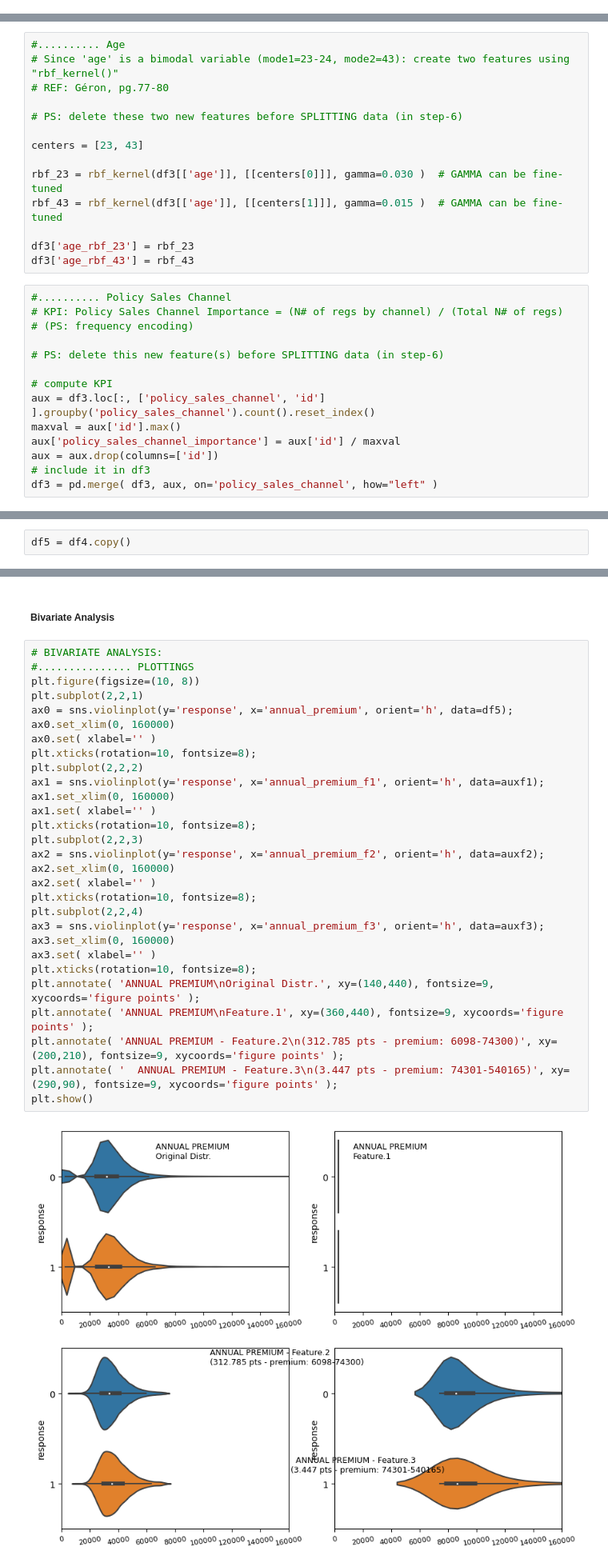
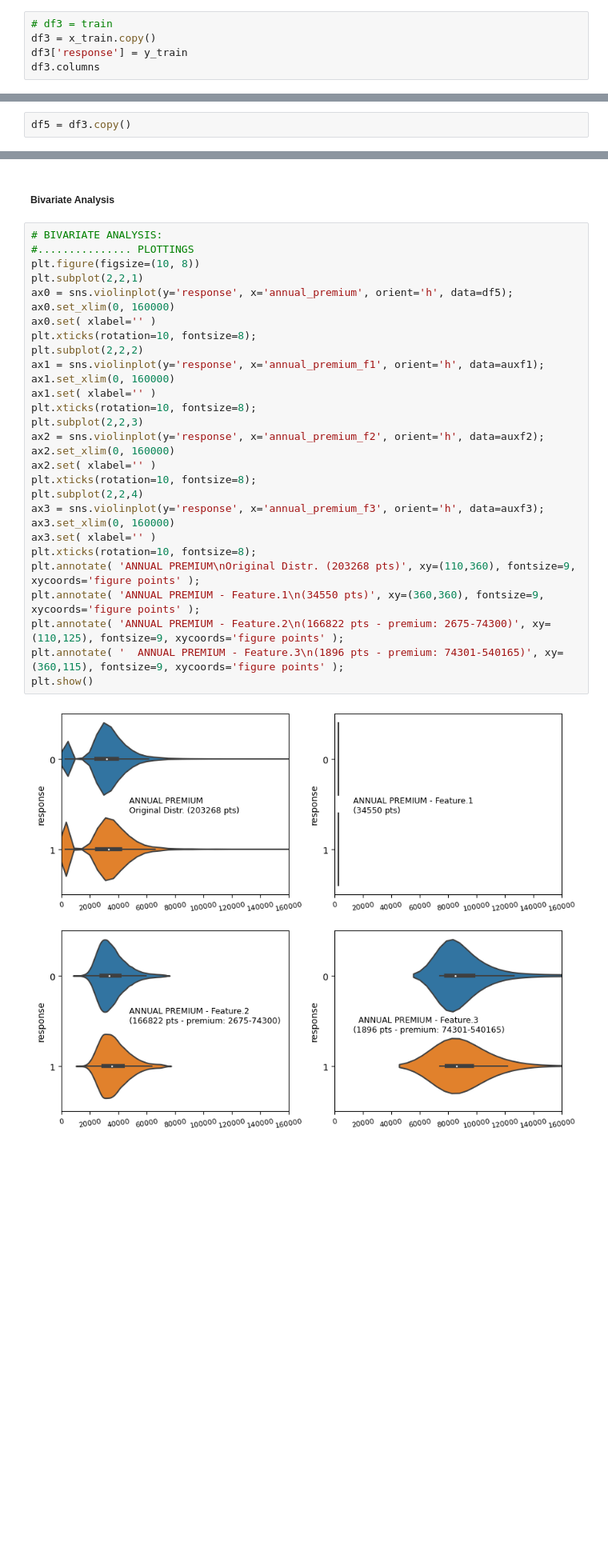
Before and after one commit to manoelmendonca/health_insurance, a Jupyter notebook: notebook/health_insurance.ipynb, the cells around one changed output, grey strips where cells are left out. Shown at 80% size. Saved outputs shown, nothing was run; the diff lists cells and outputs as text; blank space fills up the shorter version.

```diff
--- a/notebook/health_insurance.ipynb
+++ b/notebook/health_insurance.ipynb
@@ -459,0 +465,5 @@ Index(['id', 'gender', 'age', 'driving_license', 'region_code',
+# %%
+# df3 = train
+df3 = x_train.copy()
+df3['response'] = y_train
+df3.columns
@@ -516,31 +768,3 @@ aux
-# %%
-#.......... Age
-# Since 'age' is a bimodal variable (mode1=23-24, mode2=43): create two features using "rbf_kernel()"
-# REF: Géron, pg.77-80
-
-# PS: delete these two new features before SPLITTING data (in step-6)
-
-centers = [23, 43]
-
-rbf_23 = rbf_kernel(df3[['age']], [[centers[0]]], gamma=0.030 )  # GAMMA can be fine-tuned
-rbf_43 = rbf_kernel(df3[['age']], [[centers[1]]], gamma=0.015 )  # GAMMA can be fine-tuned
-
-df3['age_rbf_23'] = rbf_23
-df3['age_rbf_43'] = rbf_43
-# %%
-#.......... Policy Sales Channel
-# KPI: Policy Sales Channel Importance = (N# of regs by channel) / (Total N# of regs)
-# (PS: frequency encoding)
-
-# PS: delete this new feature(s) before SPLITTING data (in step-6)
-
-# compute KPI
-aux = df3.loc[:, ['policy_sales_channel', 'id'] ].groupby('policy_sales_channel').count().reset_index()
-maxval = aux['id'].max()
-aux['policy_sales_channel_importance'] = aux['id'] / maxval
-aux = aux.drop(columns=['id'])
-# include it in df3
-df3 = pd.merge( df3, aux, on='policy_sales_channel', how="left" )
 # %%
 df3.nunique()
 # %% [output]
@@ -590,7 +792,7 @@ Index(['id', 'gender', 'age', 'driving_license', 'region_code',
 # %% [markdown]
 ## 5.0. copy data, etc
 # %%
-df5 = df4.copy()
+df5 = df3.copy()
 # %% [markdown]
 ### Cramer V
 # %%
@@ -814,34 +1052,34 @@ plt.show()
 # %%
 # BIVARIATE ANALYSIS:
 #............... PLOTTINGS
 plt.figure(figsize=(10, 8))
 plt.subplot(2,2,1)
 ax0 = sns.violinplot(y='response', x='annual_premium', orient='h', data=df5);
 ax0.set_xlim(0, 160000)
 ax0.set( xlabel='' )
 plt.xticks(rotation=10, fontsize=8);
 plt.subplot(2,2,2)
 ax1 = sns.violinplot(y='response', x='annual_premium_f1', orient='h', data=auxf1);
 ax1.set_xlim(0, 160000)
 ax1.set( xlabel='' )
 plt.xticks(rotation=10, fontsize=8);
 plt.subplot(2,2,3)
 ax2 = sns.violinplot(y='response', x='annual_premium_f2', orient='h', data=auxf2);
 ax2.set_xlim(0, 160000)
 ax2.set( xlabel='' )
 plt.xticks(rotation=10, fontsize=8);
 plt.subplot(2,2,4)
 ax3 = sns.violinplot(y='response', x='annual_premium_f3', orient='h', data=auxf3);
 ax3.set_xlim(0, 160000)
 ax3.set( xlabel='' )
 plt.xticks(rotation=10, fontsize=8);
-plt.annotate( 'ANNUAL PREMIUM\nOriginal Distr.', xy=(140,440), fontsize=9, xycoords='figure points' );
-plt.annotate( 'ANNUAL PREMIUM\nFeature.1', xy=(360,440), fontsize=9, xycoords='figure points' );
-plt.annotate( 'ANNUAL PREMIUM - Feature.2\n(312.785 pts - premium: 6098-74300)', xy=(200,210), fontsize=9, xycoords='figure points' );
-plt.annotate( '  ANNUAL PREMIUM - Feature.3\n(3.447 pts - premium: 74301-540165)', xy=(290,90), fontsize=9, xycoords='figure points' );
+plt.annotate( 'ANNUAL PREMIUM\nOriginal Distr. (203268 pts)', xy=(110,360), fontsize=9, xycoords='figure points' );
+plt.annotate( 'ANNUAL PREMIUM - Feature.1\n(34550 pts)', xy=(360,360), fontsize=9, xycoords='figure points' );
+plt.annotate( 'ANNUAL PREMIUM - Feature.2\n(166822 pts - premium: 2675-74300)', xy=(110,125), fontsize=9, xycoords='figure points' );
+plt.annotate( '  ANNUAL PREMIUM - Feature.3\n(1896 pts - premium: 74301-540165)', xy=(360,115), fontsize=9, xycoords='figure points' );
 plt.show()
 # %% [output]
-[figure, old version]
+[figure, new version]
 # %%
 #............... TABLE
 
```
Also changed, not shown: parts of 198 cells of this notebook, 29 other files.
